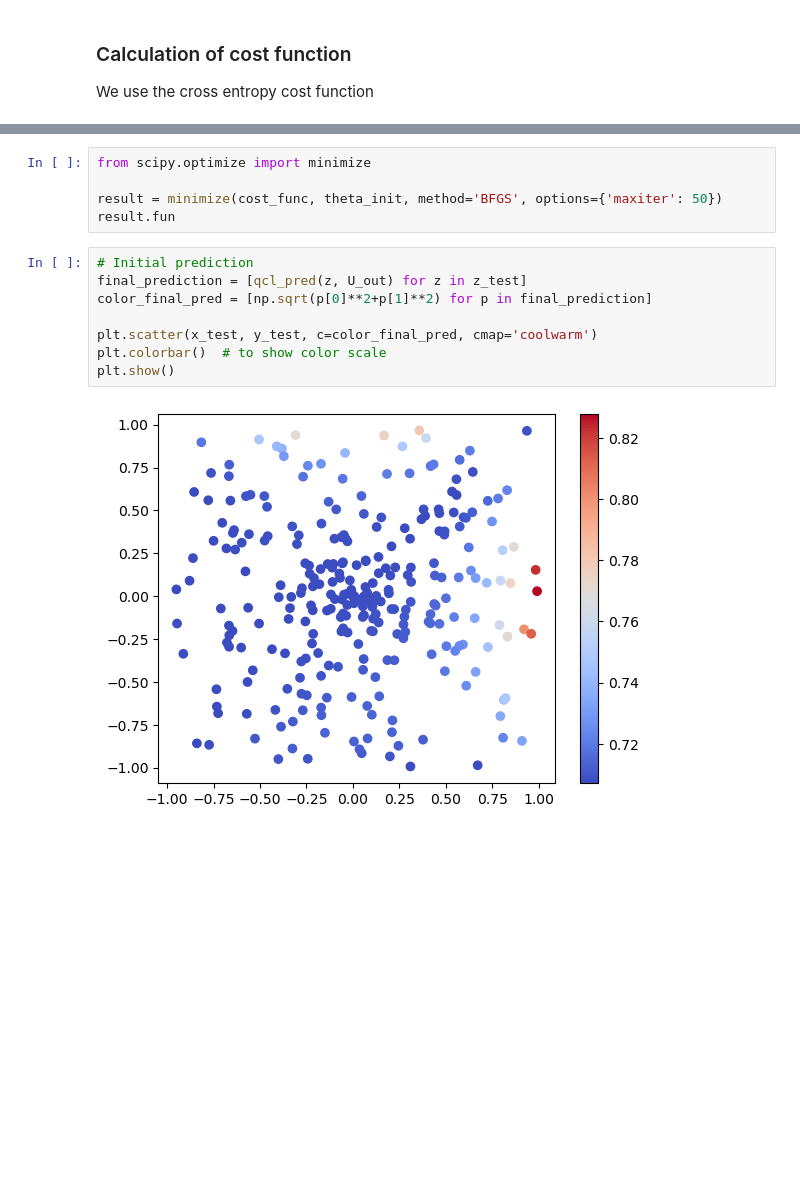
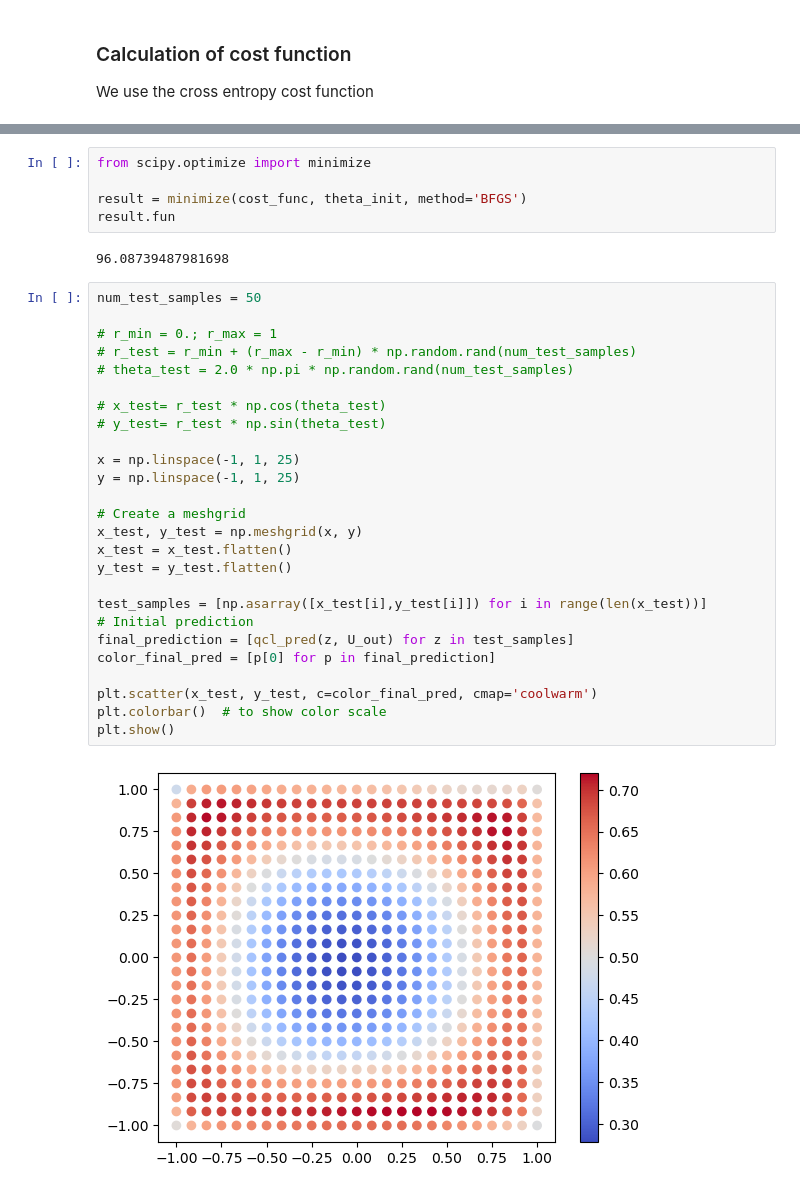
Before and after one commit to sofips/qcl, a Jupyter notebook: qcl_classification.ipynb, the cells around one changed output, grey strips where cells are left out. Cells and saved outputs as stored; diff of their text form; blank space fills up the shorter version.

```diff
--- a/qcl_classification.ipynb
+++ b/qcl_classification.ipynb
@@ -310,15 +321,35 @@ plt.show()
 # %%
 from scipy.optimize import minimize
 
-result = minimize(cost_func, theta_init, method='BFGS', options={'maxiter': 50})
+result = minimize(cost_func, theta_init, method='BFGS')
 result.fun
+# %% [output]
+96.08739487981698
-# %%
-# Initial prediction
-final_prediction = [qcl_pred(z, U_out) for z in z_test]
-color_final_pred = [np.sqrt(p[0]**2+p[1]**2) for p in final_prediction]
-
-plt.scatter(x_test, y_test, c=color_final_pred, cmap='coolwarm')
-plt.colorbar()  # to show color scale
-plt.show()
-# %% [output]
-[figure, removed]
+# %%
+num_test_samples = 50
+
+# r_min = 0.; r_max = 1
+# r_test = r_min + (r_max - r_min) * np.random.rand(num_test_samples)
+# theta_test = 2.0 * np.pi * np.random.rand(num_test_samples)
+
+# x_test= r_test * np.cos(theta_test)
+# y_test= r_test * np.sin(theta_test)
+
+x = np.linspace(-1, 1, 25)
+y = np.linspace(-1, 1, 25)
+
+# Create a meshgrid
+x_test, y_test = np.meshgrid(x, y)
+x_test = x_test.flatten()
+y_test = y_test.flatten()
+
+test_samples = [np.asarray([x_test[i],y_test[i]]) for i in range(len(x_test))]
+# Initial prediction
+final_prediction = [qcl_pred(z, U_out) for z in test_samples]
+color_final_pred = [p[0] for p in final_prediction]
+
+plt.scatter(x_test, y_test, c=color_final_pred, cmap='coolwarm')
+plt.colorbar()  # to show color scale
+plt.show()
+# %% [output]
+[figure, added]
```
Also changed, not shown: parts of 8 cells of this notebook, 3 other files.
